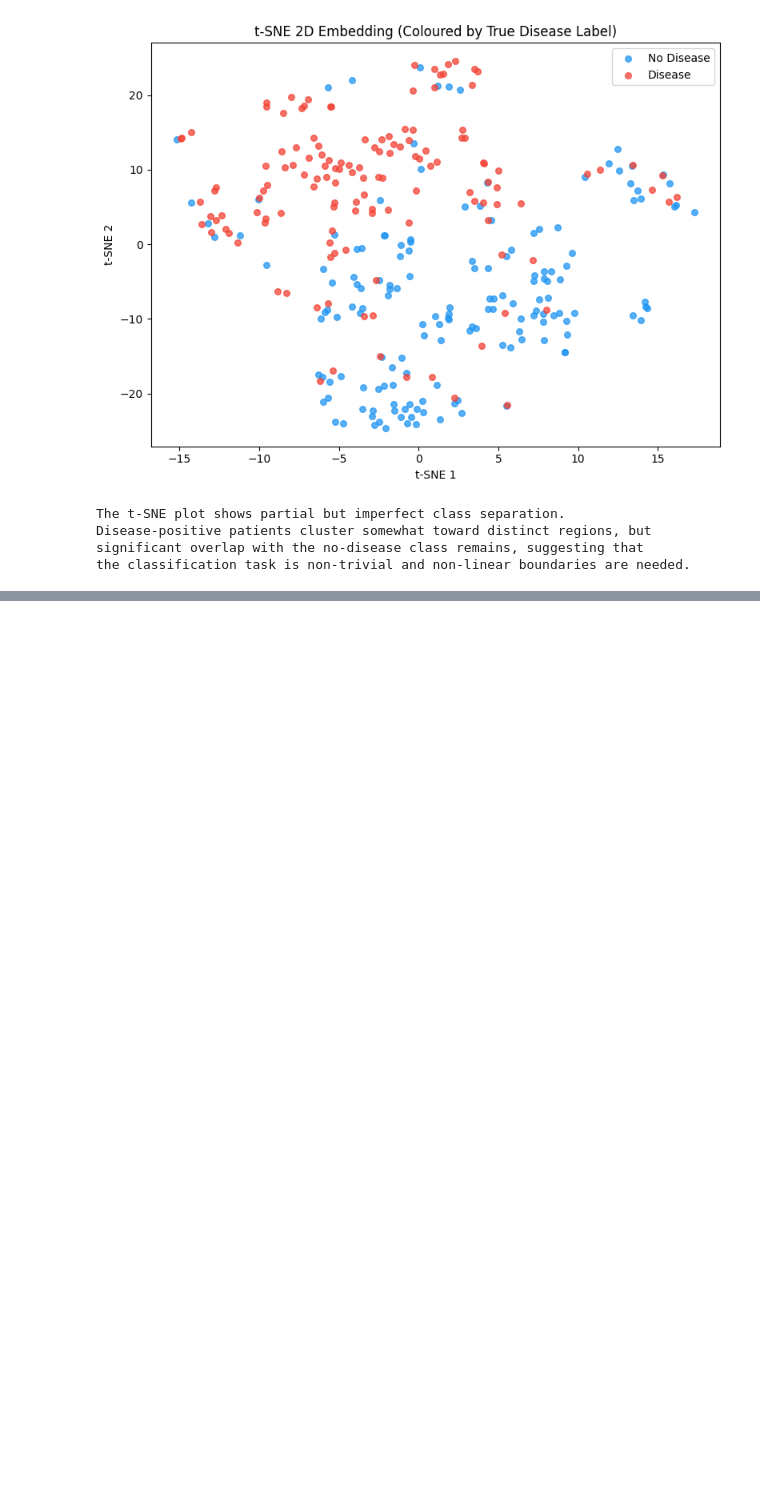
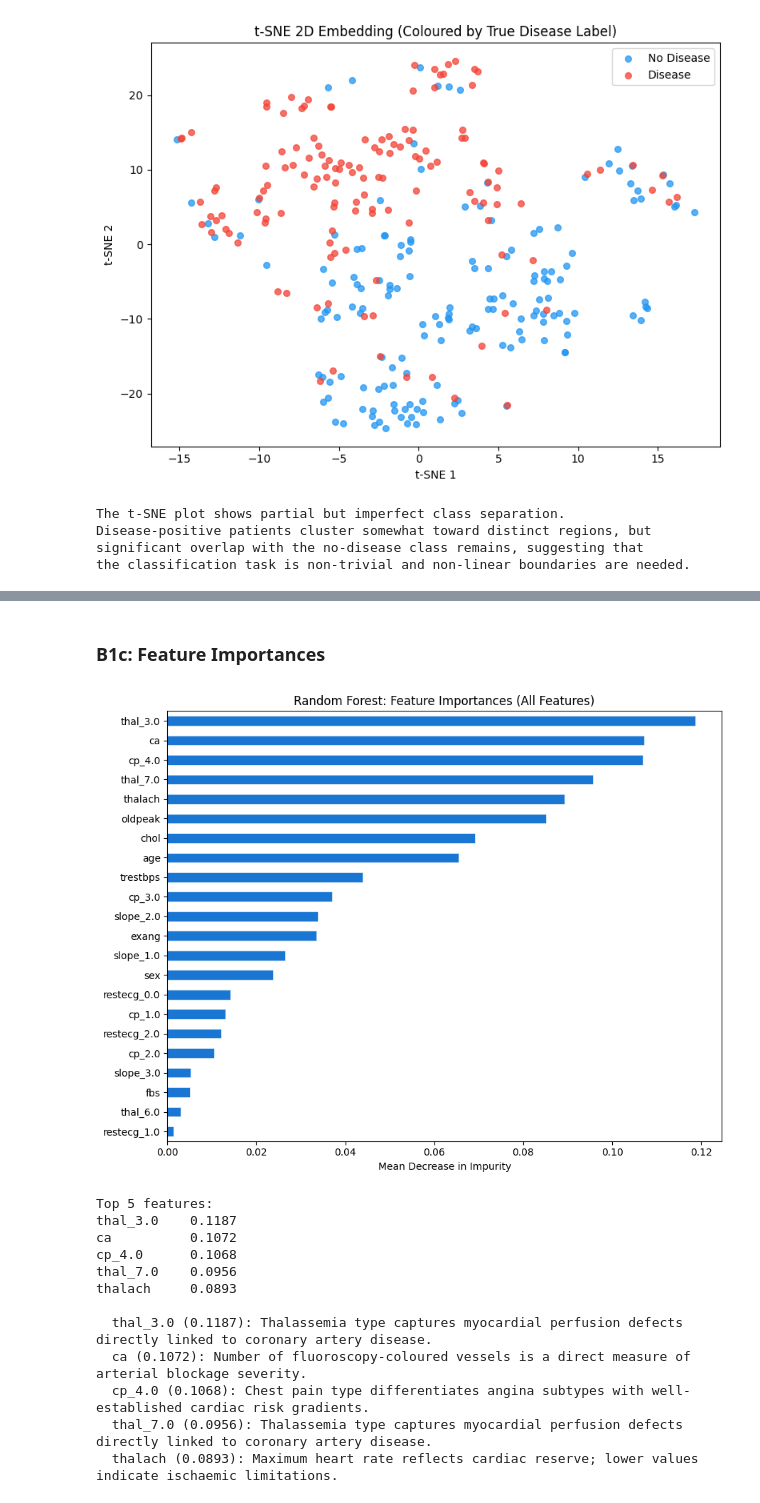
Before and after one commit to WaqasAhmed27/Data-Mining-Assignment-04, a Jupyter notebook: DM_Assignment04_23i-2540.ipynb, the cells around one changed output, grey strips where cells are left out. Saved outputs shown, nothing was run; the diff lists cells and outputs as text; code cells hidden in the pictures; blank space fills up the shorter version.

```diff
--- a/DM_Assignment04_23i-2540.ipynb
+++ b/DM_Assignment04_23i-2540.ipynb
@@ -483,0 +624,61 @@ the classification task is non-trivial and non-linear boundaries are needed.
+# %% [markdown]
+### B1c: Feature Importances
+# %%
+rf_final = RandomForestClassifier(
+    n_estimators=best_params_rf['n_estimators'],
+    max_depth=best_params_rf['max_depth'],
+    oob_score=True, random_state=42
+)
+rf_final.fit(X_train_sm, y_train_sm)
+
+importances = pd.Series(rf_final.feature_importances_, index=FEAT_NAMES).sort_values(ascending=True)
+
+fig, ax = plt.subplots(figsize=(9, 7))
+colors = ['#d32f2f' if f in ['thal_7.0','thal_3.0','cp_4.0','cp_3.0','ca'] else '#1565c0'
+          for f in importances.index]
+importances.plot(kind='barh', ax=ax, color='#1976d2', edgecolor='white', linewidth=0.4)
+ax.set_xlabel('Mean Decrease in Impurity')
+ax.set_title('Random Forest: Feature Importances (All Features)')
+plt.tight_layout()
+plt.savefig('b1_feat_importance.png', bbox_inches='tight')
+plt.show()
+
+top5 = importances.sort_values(ascending=False).head(5)
+print("Top 5 features:")
+print(top5.round(4).to_string())
+print()
+
+clinical = {
+    'thalach' : 'Maximum heart rate reflects cardiac reserve; lower values indicate ischaemic limitations.',
+    'thal'    : 'Thalassemia type captures myocardial perfusion defects directly linked to coronary artery disease.',
+    'ca'      : 'Number of fluoroscopy-coloured vessels is a direct measure of arterial blockage severity.',
+    'cp'      : 'Chest pain type differentiates angina subtypes with well-established cardiac risk gradients.',
+    'oldpeak' : 'ST depression under exercise stress is a standard ECG marker of myocardial ischaemia.',
+    'age'     : 'Age is the strongest non-modifiable risk factor for coronary artery disease.',
+    'exang'   : 'Exercise-induced angina is a direct functional sign of obstructive coronary disease.',
+    'sex'     : 'Male sex is associated with earlier onset of atherosclerotic disease.',
+    'slope'   : 'ST segment slope under stress indicates severity of ischaemic response.',
+    'restecg' : 'Resting ECG abnormalities (LV hypertrophy, ST-T changes) are independent risk markers.',
+    'fbs'     : 'Fasting blood sugar elevation signals diabetes, a major cardiovascular risk factor.',
+    'chol'    : 'Elevated serum cholesterol promotes atherosclerotic plaque formation.',
+    'trestbps': 'Resting blood pressure is a modifiable risk factor for cardiac events.',
+}
+
+for feat, imp in top5.items():
+    base = feat.split('_')[0]  # strip one-hot suffix
+    note = next((v for k, v in clinical.items() if base == k), 'Clinically relevant predictor.')
+    print(f"  {feat} ({imp:.4f}): {note}")
+# %% [output]
+[figure, added]
+Top 5 features:
+thal_3.0    0.1187
+ca          0.1072
+cp_4.0      0.1068
+thal_7.0    0.0956
+thalach     0.0893
+
+  thal_3.0 (0.1187): Thalassemia type captures myocardial perfusion defects directly linked to coronary artery disease.
+  ca (0.1072): Number of fluoroscopy-coloured vessels is a direct measure of arterial blockage severity.
+  cp_4.0 (0.1068): Chest pain type differentiates angina subtypes with well-established cardiac risk gradients.
+  thal_7.0 (0.0956): Thalassemia type captures myocardial perfusion defects directly linked to coronary artery disease.
+  thalach (0.0893): Maximum heart rate reflects cardiac reserve; lower values indicate ischaemic limitations.
```
Also changed, not shown: parts of 25 cells of this notebook.
